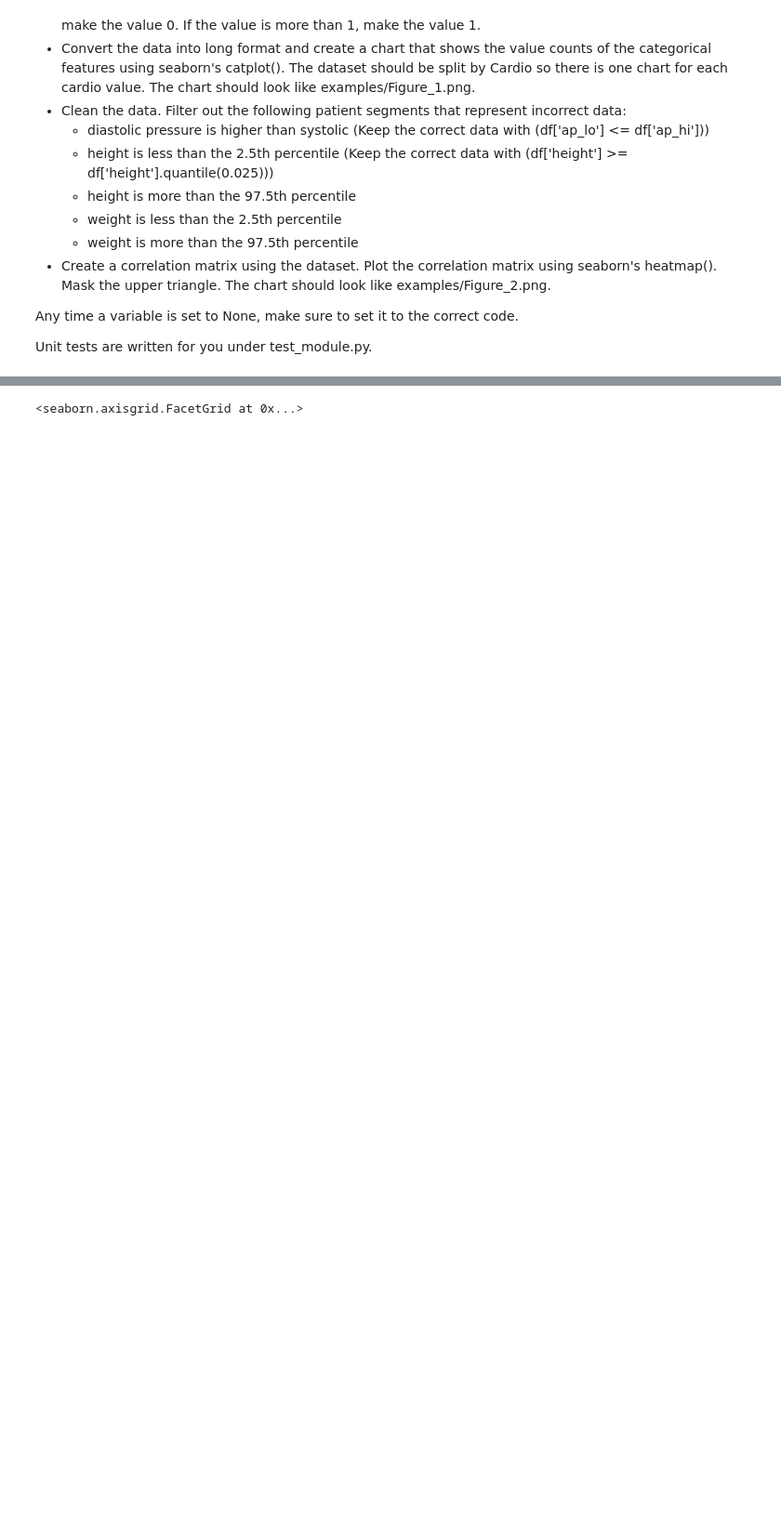
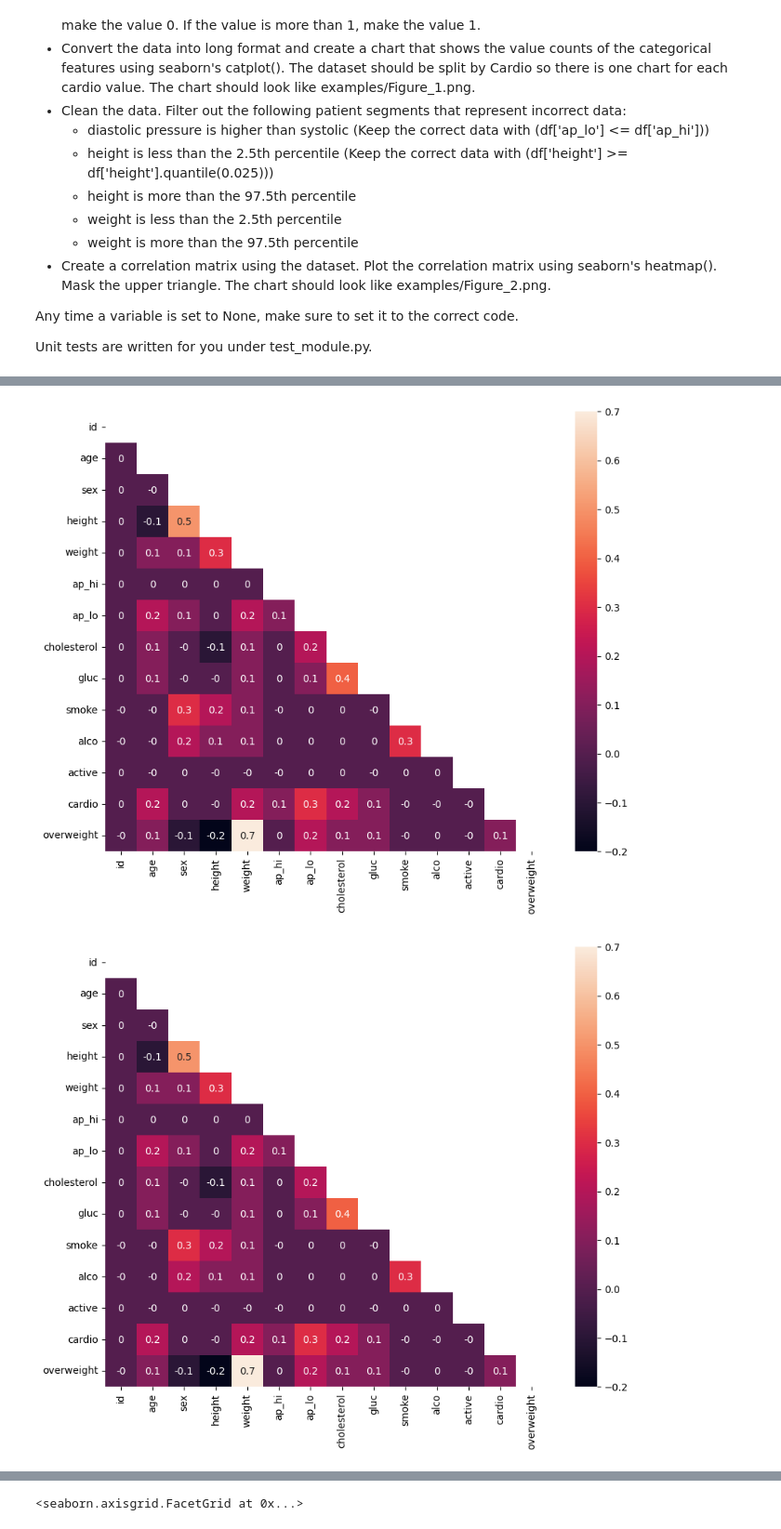
Before and after one commit to garlingz/boilerplate-medical-data-visualizer, a Jupyter notebook: working-notebook.ipynb, the cells around one changed output, grey strips where cells are left out. Shown: that part at 93% size. Cells and saved outputs as stored; diff of their text form; code cells hidden in the pictures; blank space fills up the shorter version.

Commit message:
Troubleshooting
Added both png images that should be updated. However, still troubleshooting the problem with the data discrepancy in the heatmap.

```diff
--- a/working-notebook.ipynb
+++ b/working-notebook.ipynb
@@ -49,83 +49,59 @@ import seaborn as sns
 import matplotlib.pyplot as plt
 import numpy as np
 
-# 1
-#       Import the data from medical_examination.csv and assign it to the df variable
 df = pd.read_csv('medical_examination.csv', index_col= 'id')
 
-# 2
-#       Create the overweight column in the df variable
 def calculate_BMI(row):
     #   Convert to Meters
     height_meters = row['height'] * 0.01
     bmi = round((row['weight'] / (height_meters ** 2)), 2)
     return bmi
 
+#   Formatting a few categories
 df['BMI'] = df.apply(calculate_BMI, axis= 1)
 df['overweight'] = df['BMI'] >= 25
 df['overweight'] = df['overweight'].astype(int)
-
-# 3
-#       Normalize data by making 0 always good and 1 always bad. If the value of cholesterol or gluc is 1, set the value to 0.
-#       If the value is more than 1, set the value to 1.
 df['cholesterol'] = df['cholesterol'].apply(lambda x: 0 if x == 1 else 1)
 df['gluc'] = df['gluc'].apply(lambda x: 0 if x == 1 else 1)
-
-
-# 4
-#       Draw the Categorical Plot in the draw_cat_plot function
+df = df.reset_index()
+# Drawing the first plot
 def draw_cat_plot():
-# 5
-#       Create a DataFrame for the cat plot using pd.melt with values from
-#       cholesterol, gluc, smoke, alco, active, and overweight in the df_cat variable.
     df_cat = pd.melt(df,
                         id_vars= 'cardio',
                         value_vars=['active', 'alco', 'cholesterol', 'gluc', 'overweight', 'smoke'],
                         var_name= 'variable',
                         value_name= 'value'
                         )
-#sns.catplot(df_cat, x= 'variable', col= 'cardio', hue= 'value', kind= 'count')
-    # 6
-    #       Group and reformat the data in df_cat to split it by cardio. Show the counts of each feature.
-    #       You will have to rename one of the columns for the catplot to work correctly.
-    df_cat = None
+    df_grouped = df_cat.groupby(['cardio', 'variable', 'value']).size().reset_index(name= 'count')
 
-
-    # 7
-
-
-
-    # 8
-    fig = None
-
-
-    # 9
+    fig = sns.catplot(df_grouped, x= 'variable', y= 'count', col= 'cardio', hue= 'value', kind= 'bar')
     fig.savefig('catplot.png')
     return fig
 
+# Drawing the second plot
+def draw_heat_map():
+    lower_height = df['height'].quantile(0.025)
+    upper_height = df['height'].quantile(0.975)
+    lower_weight = df['weight'].quantile(0.025)
+    upper_weight = df['weight'].quantile(0.975)
 
-# 10
-def draw_heat_map():
-    # 11
-    df_heat = None
+    df_heat = df[
+        (df['ap_lo'] <= df['ap_hi']) &
+        (df['height'] >= lower_height) &
+        (df['height'] <= upper_height) &
+        (df['weight'] >= lower_weight) &
+        (df['weight'] <= upper_weight)
+    ]
+    df_heat = df_heat.drop('BMI', axis= 1)
 
-    # 12
-    corr = None
+    corr = df_heat.corr().round(1)
+    mask = np.triu(np.ones_like(corr, dtype= bool))
 
-    # 13
-    mask = None
+    fig, ax = plt.subplots(figsize= (10, 8))
+    sns.heatmap(corr, mask= mask, annot= True, ax= ax)
 
-
-
-    # 14
-    fig, ax = None
-
-    # 15
-
-
-
-    # 16
     fig.savefig('heatmap.png')
     return fig
-df.head()
+
+draw_heat_map()
 # %% [output]
@@ -138,0 +108,2 @@ df.head()
+[figure, added]
+[figure, added]
```
Also changed, not shown: parts of 7 cells of this notebook, 2 other files.
